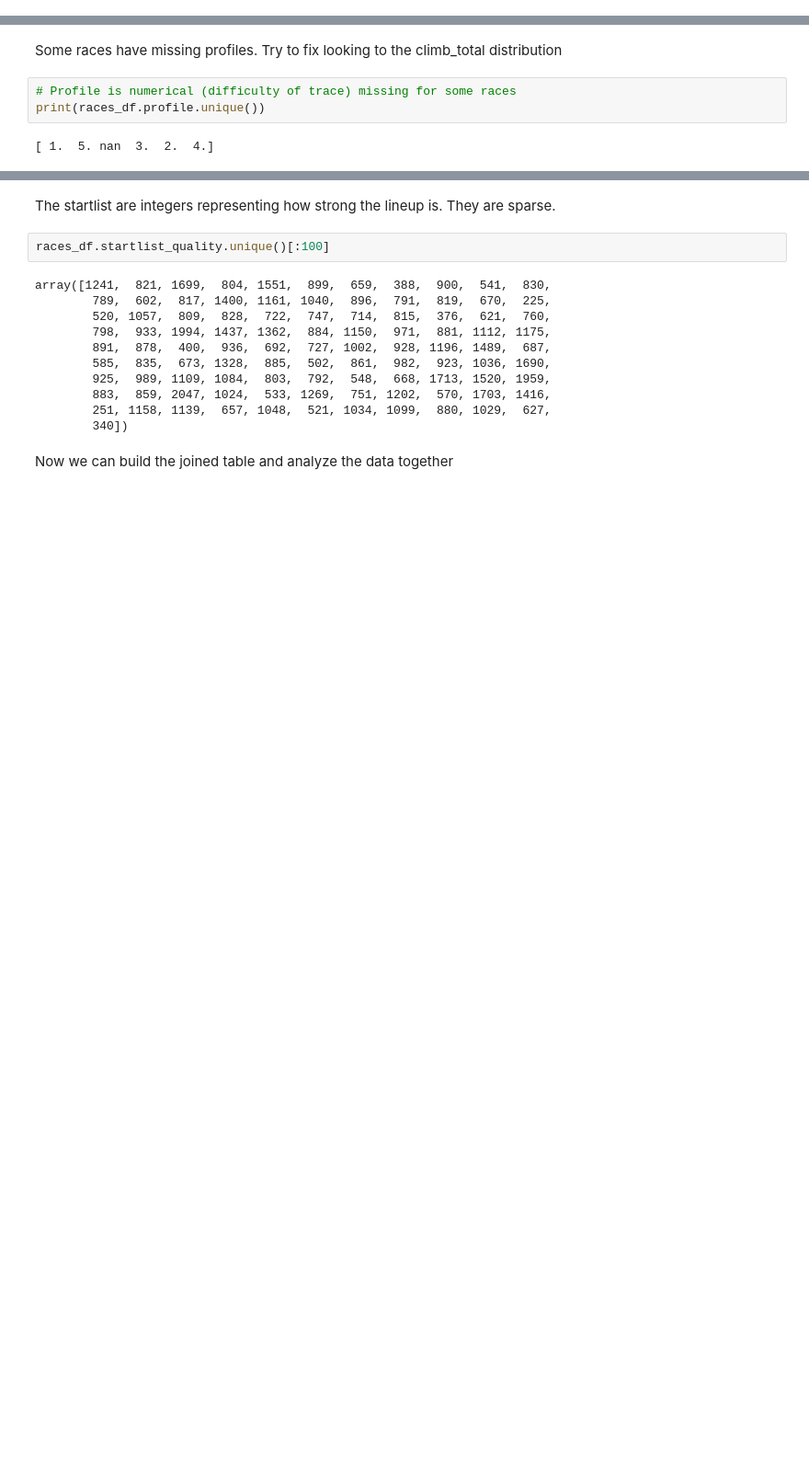
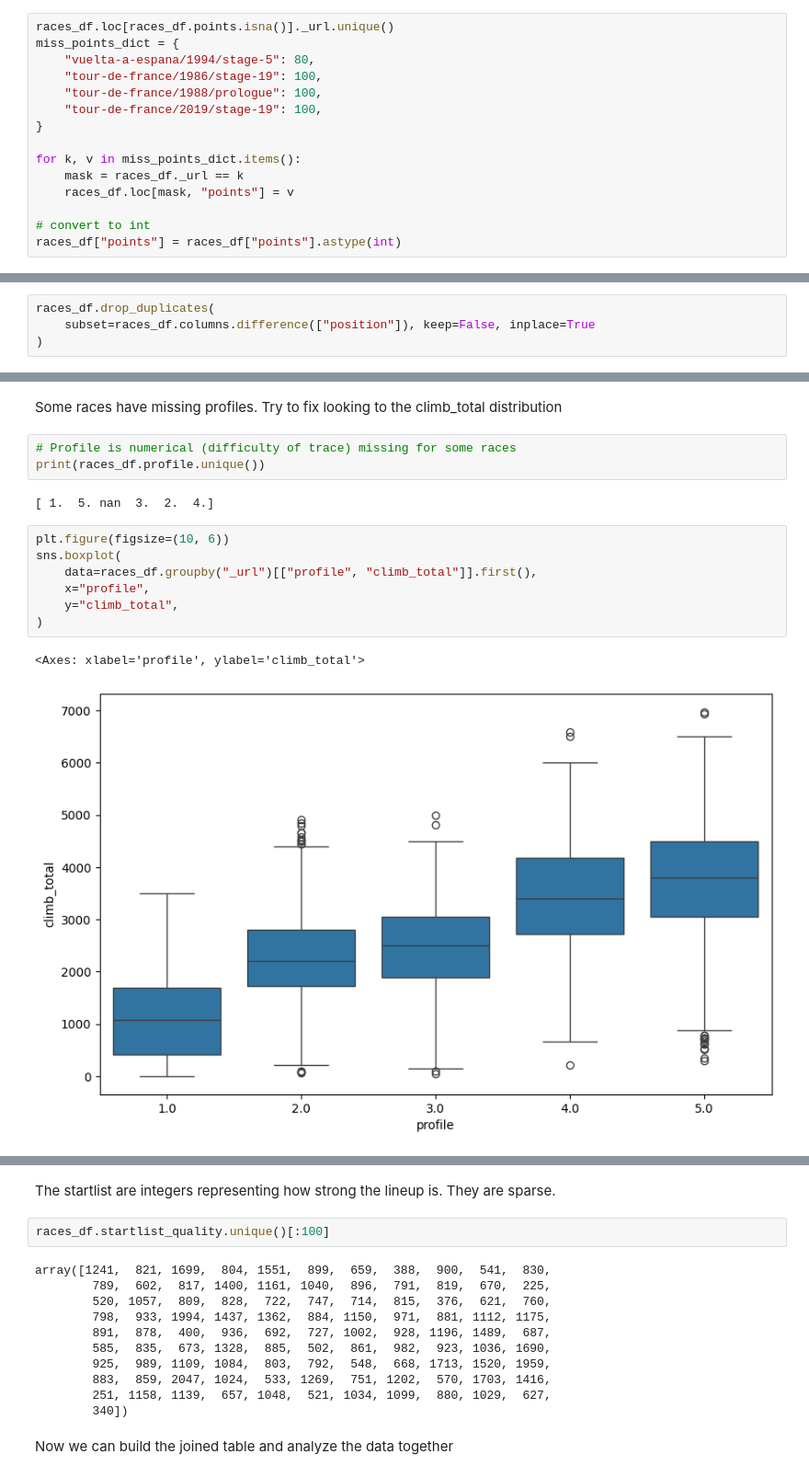
Before and after one commit to DiVitoTommaso/Cyclists-Races_Data-Mining, a Jupyter notebook: Data Mining.ipynb, the cells around one changed output, grey strips where cells are left out. Shown at 92% size. Saved outputs shown, nothing was run; the diff lists cells and outputs as text; blank space fills up the shorter version.

Commit message:
solved NaN points, started work for imputation fo climb

```diff
--- a/Data Mining.ipynb
+++ b/Data Mining.ipynb
@@ -170,3 +173,18 @@ def are_xor_columns(df, col1, col2):
 print(are_xor_columns(races_df, "points", "uci_points"))
 # %% [output]
 False
+# %%
+races_df.loc[races_df.points.isna()]._url.unique()
+miss_points_dict = {
+    "vuelta-a-espana/1994/stage-5": 80,
+    "tour-de-france/1986/stage-19": 100,
+    "tour-de-france/1988/prologue": 100,
+    "tour-de-france/2019/stage-19": 100,
+}
+
+for k, v in miss_points_dict.items():
+    mask = races_df._url == k
+    races_df.loc[mask, "points"] = v
+
+# convert to int
+races_df["points"] = races_df["points"].astype(int)
@@ -212,0 +239,4 @@ print(positions)
+# %%
+races_df.drop_duplicates(
+    subset=races_df.columns.difference(["position"]), keep=False, inplace=True
+)
@@ -217,3 +249,13 @@ Some races have missing profiles. Try to fix looking to the climb_total distribu
 print(races_df.profile.unique())
 # %% [output]
 [ 1.  5. nan  3.  2.  4.]
+# %%
+plt.figure(figsize=(10, 6))
+sns.boxplot(
+    data=races_df.groupby("_url")[["profile", "climb_total"]].first(),
+    x="profile",
+    y="climb_total",
+)
+# %% [output]
+<Axes: xlabel='profile', ylabel='climb_total'>
+[figure, added]
```
Also changed, not shown: parts of 16 cells of this notebook.
